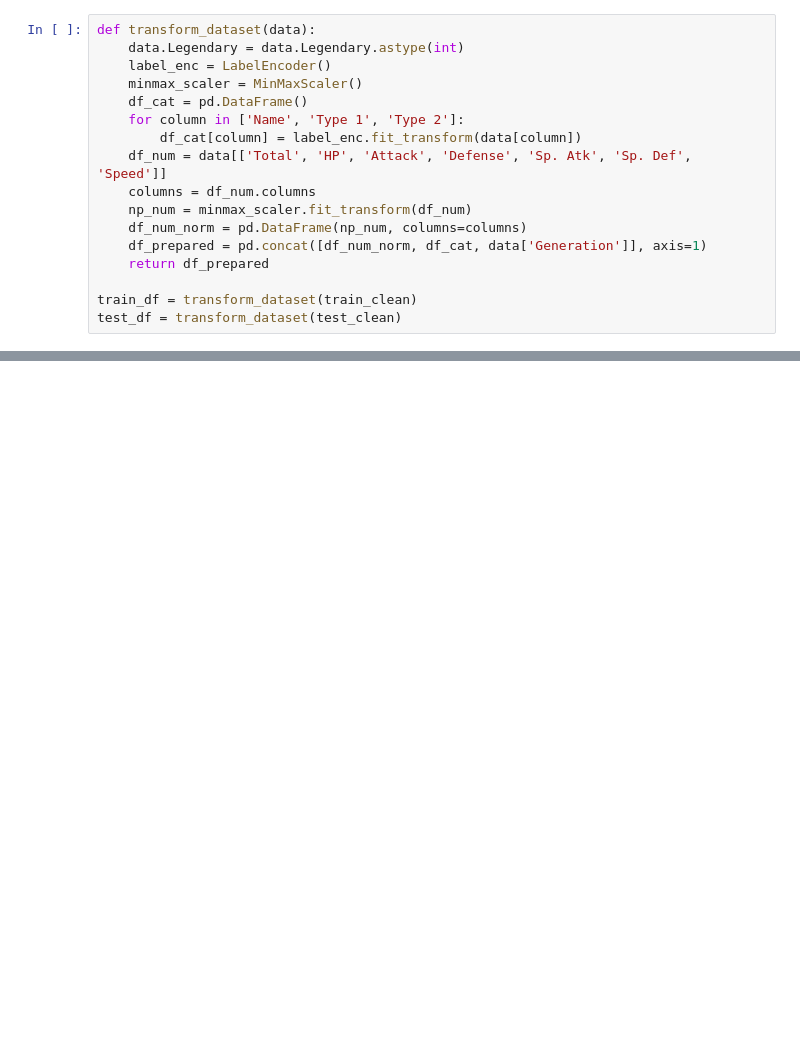
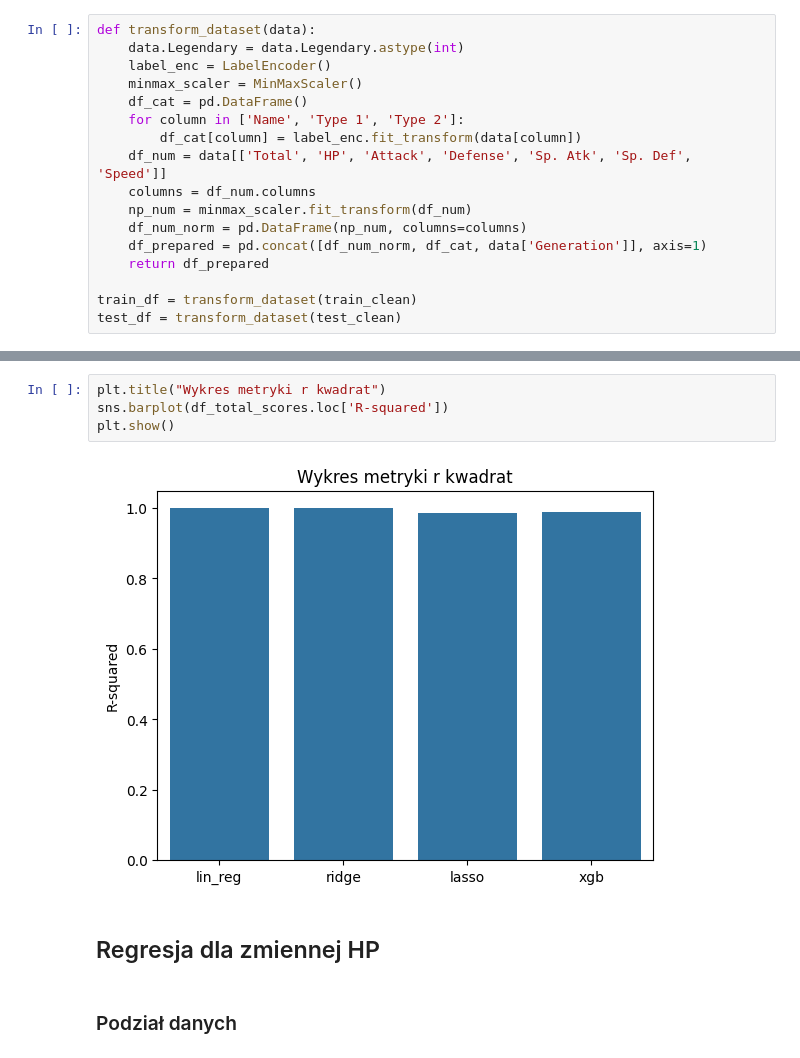
Before and after one commit to KacperUrban/Machine-learning-course, a Jupyter notebook: notebooks/Projekt_nr_4.ipynb, the cells around one changed output, grey strips where cells are left out. Cells and saved outputs as stored; diff of their text form; blank space fills up the shorter version.

```diff
--- a/notebooks/Projekt_nr_4.ipynb
+++ b/notebooks/Projekt_nr_4.ipynb
@@ -176,0 +286,10 @@ test_df.head()
+# %%
+plt.title("Wykres metryki r kwadrat")
+sns.barplot(df_total_scores.loc['R-squared'])
+plt.show()
+# %% [output]
+[figure, added]
+# %% [markdown]
+## Regresja dla zmiennej HP
+# %% [markdown]
+### Podział danych
```
Also changed, not shown: parts of 39 cells of this notebook.
